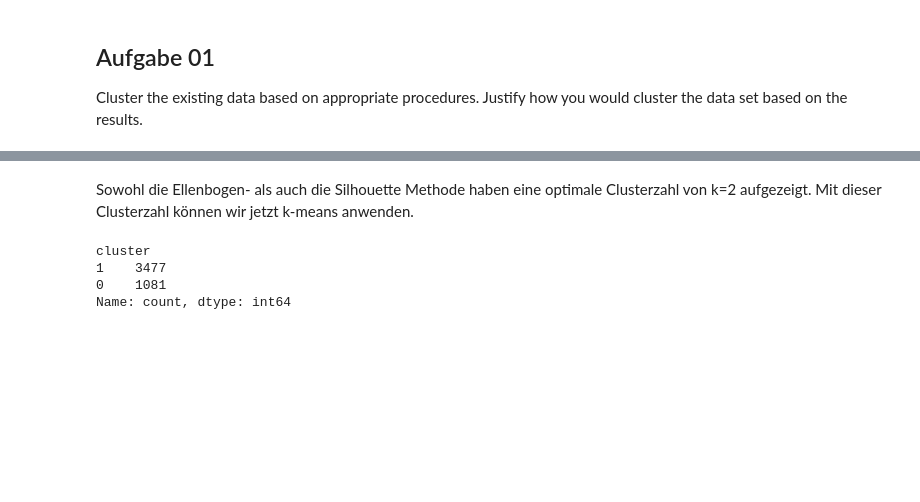
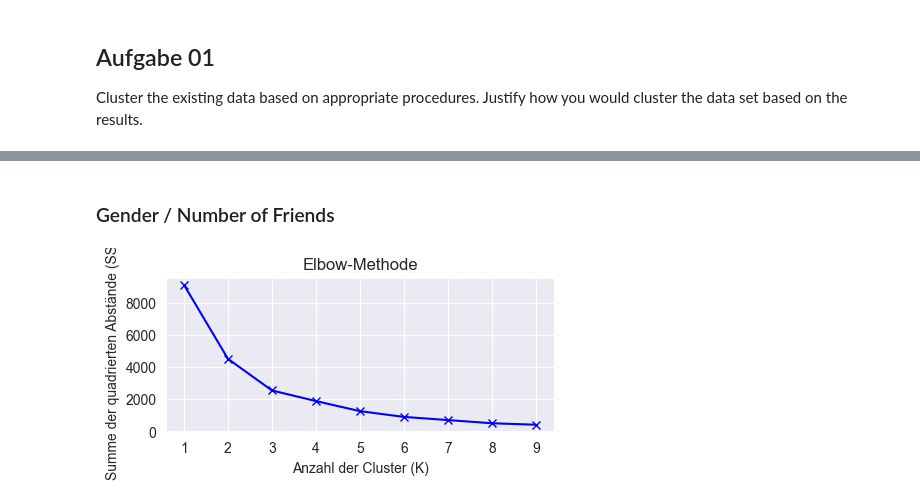
Before and after one commit to leonbittner/dasciws2324, a Jupyter notebook: 03_clustering/03_clustering.ipynb, the cells around one changed output, grey strips where cells are left out. Saved outputs shown, nothing was run; the diff lists cells and outputs as text; code cells hidden in the pictures; blank space fills up the shorter version.

Commit message:
feat: assignment 03

```diff
--- a/03_clustering/03_clustering.ipynb
+++ b/03_clustering/03_clustering.ipynb
@@ -217,16 +236,7 @@ Best silhouette score: 0.4001137589464833 for n_clusters: 2
-# %% [markdown]
-Sowohl die Ellenbogen- als auch die Silhouette Methode haben eine optimale Clusterzahl von k=2 aufgezeigt. Mit dieser Clusterzahl können wir jetzt k-means anwenden.
-# %%
-# Create the KMeans model
-kmeans_model = KMeans(n_clusters=2, random_state=0)
-
-# Fit the model to the data and predict the cluster assignments for each data point
-df_social['cluster'] = kmeans_model.fit_predict(df_social)
-
-# Print out the results
-print(df_social['cluster'].value_counts())
-# %% [output]
-cluster
-1    3477
-0    1081
-Name: count, dtype: int64
+# %% [markdown]
+### Gender / Number of Friends
+# %%
+# Gender vs Anzahl der Freunde plotten
+createElbow(df_gender_number_of_friends, 5, 2)
+# %% [output]
+[figure, added]
```
Also changed, not shown: parts of 24 cells of this notebook, 1 other file.
